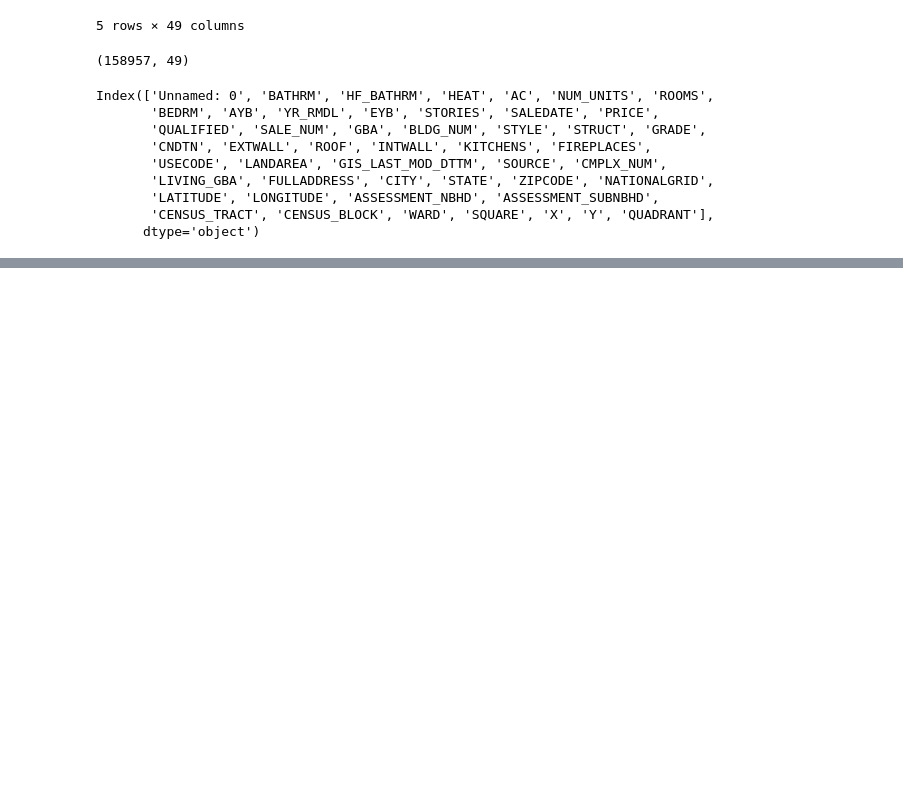
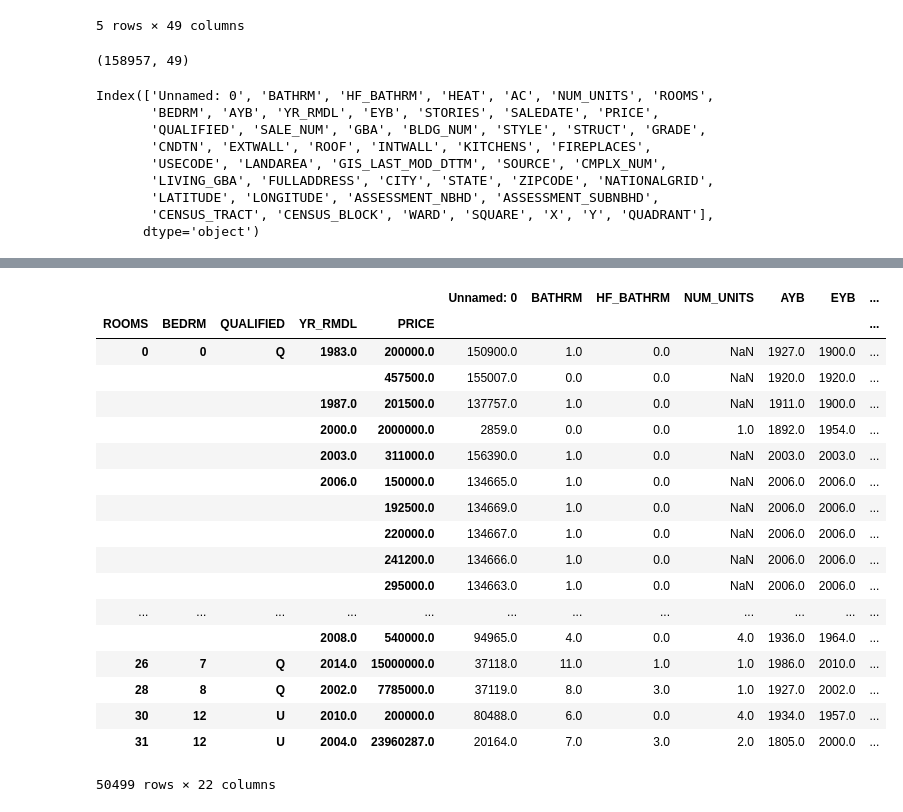
Before and after one commit to ekudawoo/Essi-space, a Jupyter notebook: Essi's Project1.ipynb, the cells around one changed output, grey strips where cells are left out. Cells and saved outputs as stored; diff of their text form; code cells hidden in the pictures; blank space fills up the shorter version.

```diff
--- a/Essi's Project1.ipynb
+++ b/Essi's Project1.ipynb
@@ -85,3 +71,25 @@ df.dropna(axis=1, how='all')
+# %%
+df.groupby(['ROOMS','BEDRM','QUALIFIED','YR_RMDL','PRICE']).mean()
+# %% [output]
+|  |  |  |  |  | Unnamed: 0 | BATHRM | HF_BATHRM | NUM_UNITS | AYB | EYB | ... |
+| ROOMS | BEDRM | QUALIFIED | YR_RMDL | PRICE |  |  |  |  |  |  | ... |
+| 0 | 0 | Q | 1983.0 | 200000.0 | 150900.0 | 1.0 | 0.0 | NaN | 1927.0 | 1900.0 | ... |
+|  |  |  |  | 457500.0 | 155007.0 | 0.0 | 0.0 | NaN | 1920.0 | 1920.0 | ... |
+|  |  |  | 1987.0 | 201500.0 | 137757.0 | 1.0 | 0.0 | NaN | 1911.0 | 1900.0 | ... |
+|  |  |  | 2000.0 | 2000000.0 | 2859.0 | 0.0 | 0.0 | 1.0 | 1892.0 | 1954.0 | ... |
+|  |  |  | 2003.0 | 311000.0 | 156390.0 | 1.0 | 0.0 | NaN | 2003.0 | 2003.0 | ... |
+|  |  |  | 2006.0 | 150000.0 | 134665.0 | 1.0 | 0.0 | NaN | 2006.0 | 2006.0 | ... |
+|  |  |  |  | 192500.0 | 134669.0 | 1.0 | 0.0 | NaN | 2006.0 | 2006.0 | ... |
+|  |  |  |  | 220000.0 | 134667.0 | 1.0 | 0.0 | NaN | 2006.0 | 2006.0 | ... |
+|  |  |  |  | 241200.0 | 134666.0 | 1.0 | 0.0 | NaN | 2006.0 | 2006.0 | ... |
+|  |  |  |  | 295000.0 | 134663.0 | 1.0 | 0.0 | NaN | 2006.0 | 2006.0 | ... |
+| ... | ... | ... | ... | ... | ... | ... | ... | ... | ... | ... | ... |
+|  |  |  | 2008.0 | 540000.0 | 94965.0 | 4.0 | 0.0 | 4.0 | 1936.0 | 1964.0 | ... |
+| 26 | 7 | Q | 2014.0 | 15000000.0 | 37118.0 | 11.0 | 1.0 | 1.0 | 1986.0 | 2010.0 | ... |
+| 28 | 8 | Q | 2002.0 | 7785000.0 | 37119.0 | 8.0 | 3.0 | 1.0 | 1927.0 | 2002.0 | ... |
+| 30 | 12 | U | 2010.0 | 200000.0 | 80488.0 | 6.0 | 0.0 | 4.0 | 1934.0 | 1957.0 | ... |
+| 31 | 12 | U | 2004.0 | 23960287.0 | 20164.0 | 7.0 | 3.0 | 2.0 | 1805.0 | 2000.0 | ... |
+50499 rows × 22 columns
 # %%
 df.corr()
 # %% [output]
```
Also changed, not shown: parts of 8 cells of this notebook.
